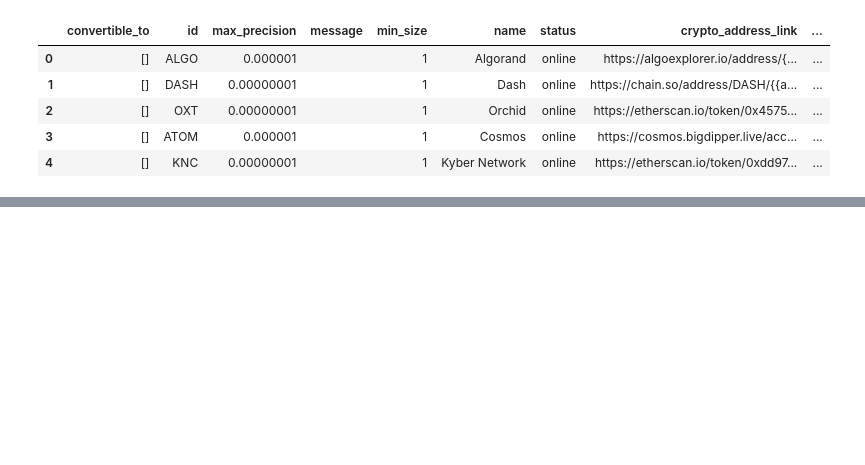
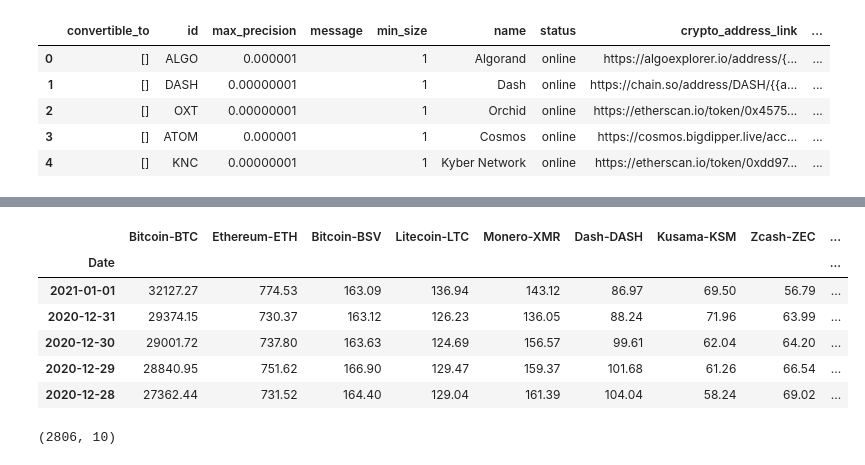
Before and after one commit to aalfiler/Crash_Course_In_Crypto, a Jupyter notebook: notebooks/final_analysis.ipynb, the cells around one changed output, grey strips where cells are left out. Drawn from its saved outputs; the diff is of its cells as text; code cells hidden in the pictures; blank space fills up the shorter version.

```diff
--- a/notebooks/final_analysis.ipynb
+++ b/notebooks/final_analysis.ipynb
@@ -170,0 +246,15 @@ eur_volume_df.hvplot.line(x="date", y="volume", by=base_currency_id, title="EUR:
+# %%
+all_date_index = all_close.set_index("Date")
+all_date_index.head()
+# %% [output]
+|  | Bitcoin-BTC | Ethereum-ETH | Bitcoin-BSV | Litecoin-LTC | Monero-XMR | Dash-DASH | Kusama-KSM | Zcash-ZEC | ... |
+| Date |  |  |  |  |  |  |  |  | ... |
+| 2021-01-01 | 32127.27 | 774.53 | 163.09 | 136.94 | 143.12 | 86.97 | 69.50 | 56.79 | ... |
+| 2020-12-31 | 29374.15 | 730.37 | 163.12 | 126.23 | 136.05 | 88.24 | 71.96 | 63.99 | ... |
+| 2020-12-30 | 29001.72 | 737.80 | 163.63 | 124.69 | 156.57 | 99.61 | 62.04 | 64.20 | ... |
+| 2020-12-29 | 28840.95 | 751.62 | 166.90 | 129.47 | 159.37 | 101.68 | 61.26 | 66.54 | ... |
+| 2020-12-28 | 27362.44 | 731.52 | 164.40 | 129.04 | 161.39 | 104.04 | 58.24 | 69.02 | ... |
+# %%
+all_date_index.shape
+# %% [output]
+(2806, 10)
```
Also changed, not shown: parts of 18 cells of this notebook, 3 other files.
